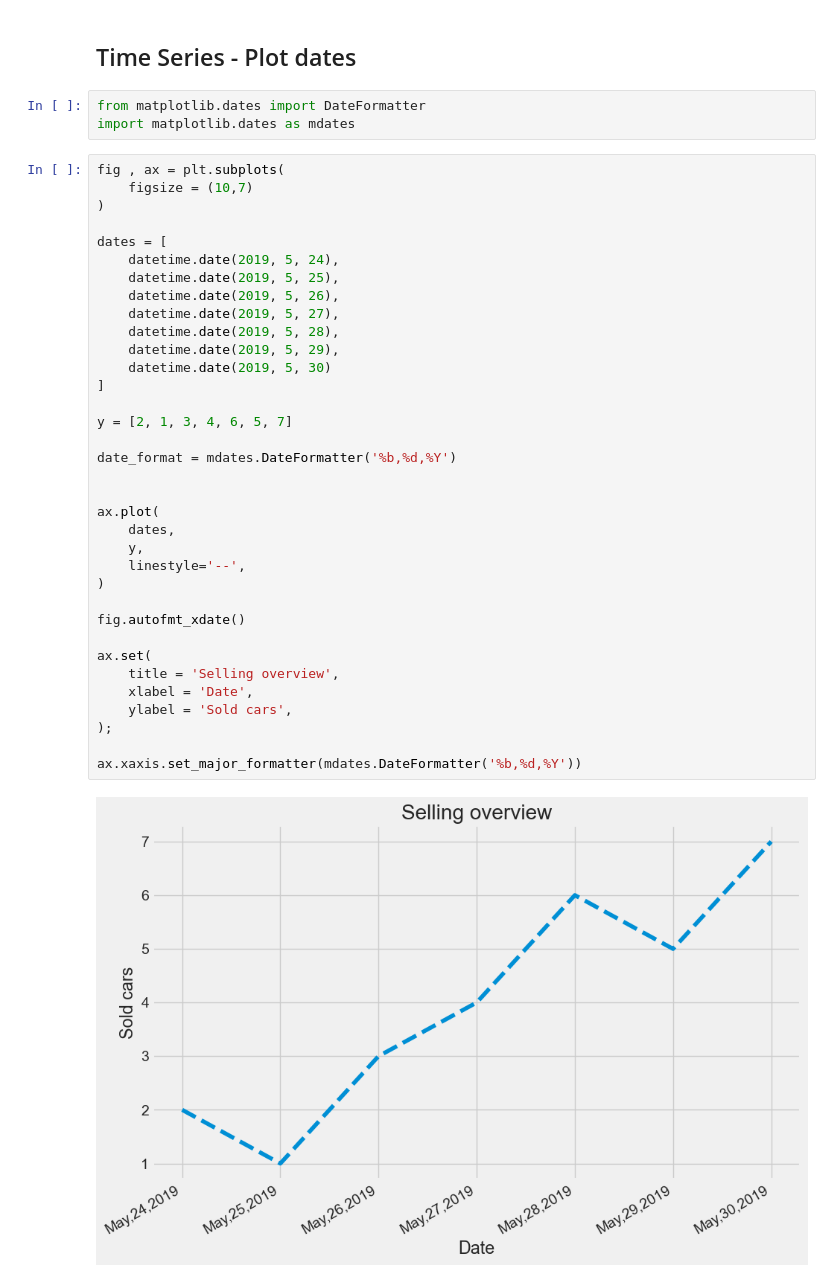
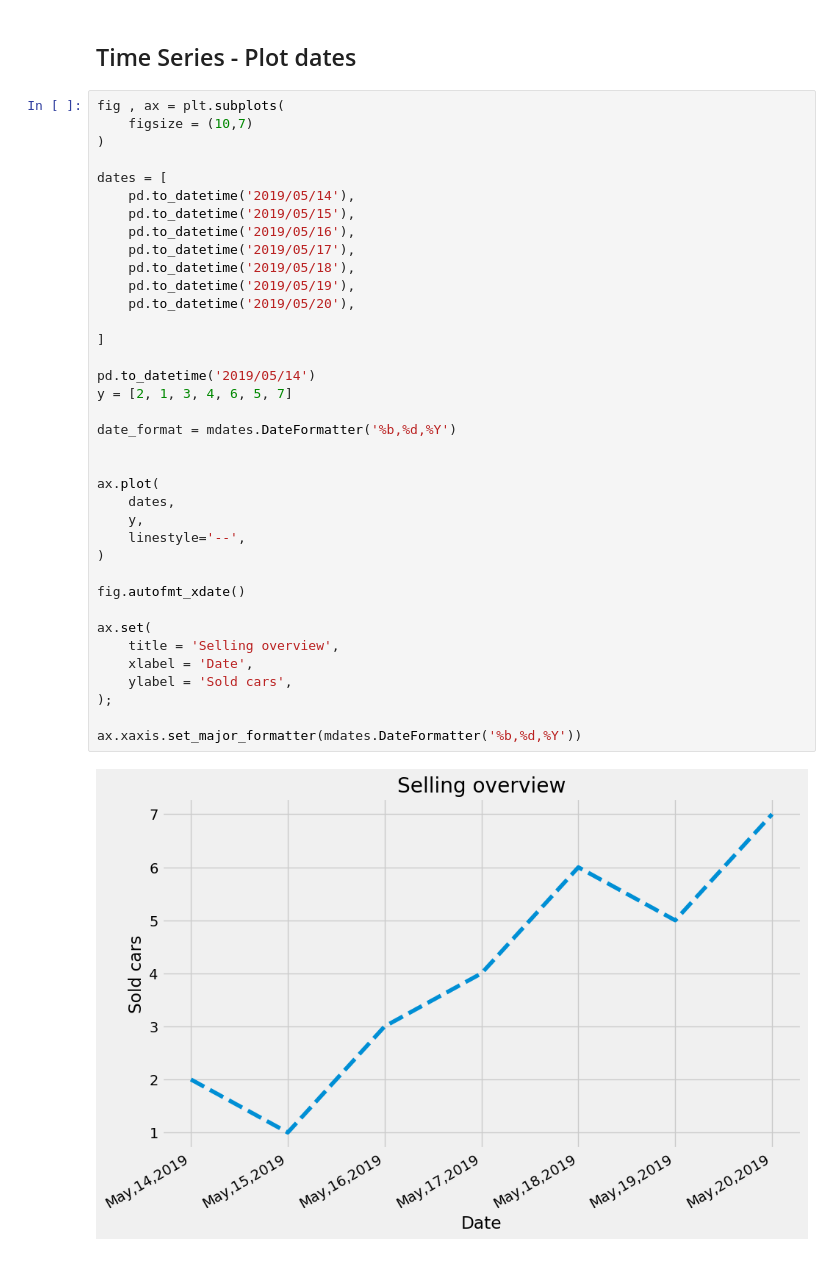
Before and after one commit to jamhus/ztm-course, a Jupyter notebook: section 4 - matplotlib/matplotlib 2.ipynb, the cells around one changed output. Cells and saved outputs as stored; diff of their text form.

```diff
--- a/section 4 - matplotlib/matplotlib 2.ipynb
+++ b/section 4 - matplotlib/matplotlib 2.ipynb
@@ -231,45 +233,44 @@ plt.tight_layout()
 # %% [markdown]
 ## Time Series - Plot dates
-# %%
-from matplotlib.dates import DateFormatter
-import matplotlib.dates as mdates
 # %%
 fig , ax = plt.subplots(
     figsize = (10,7)
 )
 
 dates = [
-    datetime.date(2019, 5, 24),
-    datetime.date(2019, 5, 25),
-    datetime.date(2019, 5, 26),
-    datetime.date(2019, 5, 27),
-    datetime.date(2019, 5, 28),
-    datetime.date(2019, 5, 29),
-    datetime.date(2019, 5, 30)
+    pd.to_datetime('2019/05/14'),
+    pd.to_datetime('2019/05/15'),
+    pd.to_datetime('2019/05/16'),
+    pd.to_datetime('2019/05/17'),
+    pd.to_datetime('2019/05/18'),
+    pd.to_datetime('2019/05/19'),
+    pd.to_datetime('2019/05/20'),
+
 ]
 
+pd.to_datetime('2019/05/14')
 y = [2, 1, 3, 4, 6, 5, 7]
 
 date_format = mdates.DateFormatter('%b,%d,%Y')
 
 
 ax.plot(
     dates,
     y,
     linestyle='--',
 )
 
 fig.autofmt_xdate()
 
 ax.set(
     title = 'Selling overview',
     xlabel = 'Date',
     ylabel = 'Sold cars',
 );
 
 ax.xaxis.set_major_formatter(mdates.DateFormatter('%b,%d,%Y'))
 # %% [output]
-[figure, old version]
+[figure, new version]
 # %%
 fig , ax = plt.subplots(
     figsize = (10,7)
```
Also changed, not shown: parts of 8 cells of this notebook, 1 other file.
